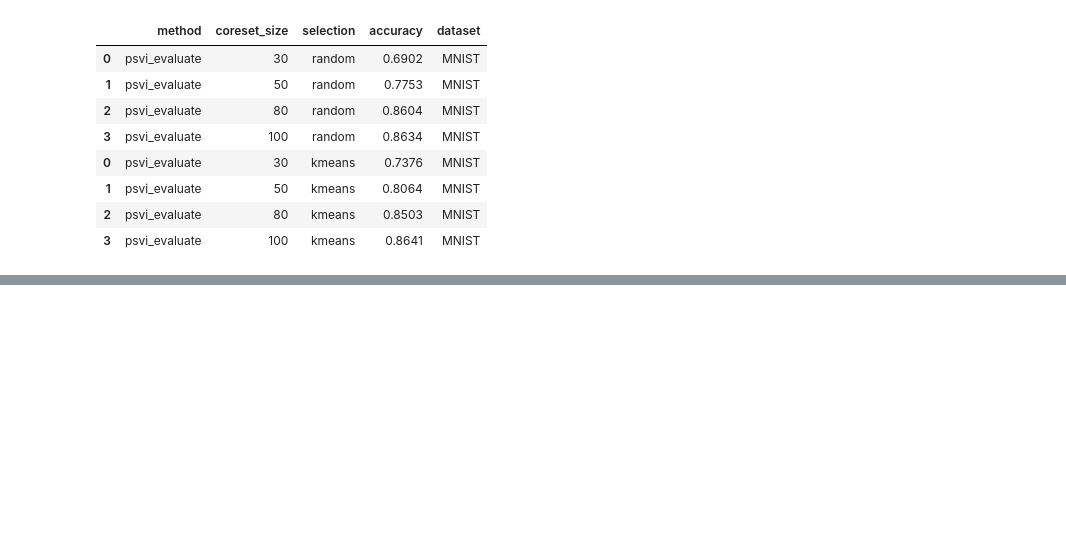
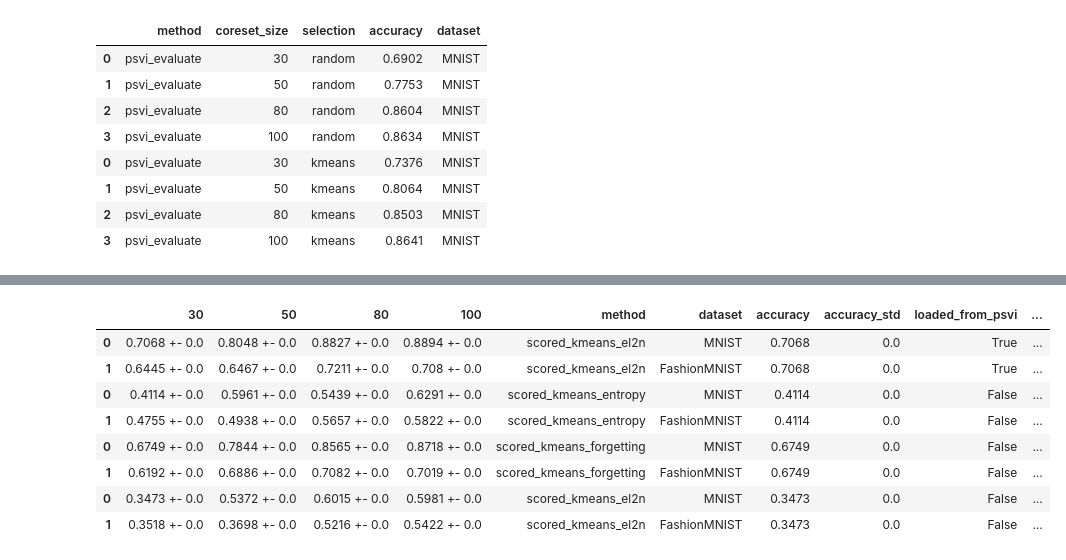
Before and after one commit to souravc83/Blackbox-Coresets-VI, a Jupyter notebook: psvi/notebooks/postprocessing_results.ipynb, the cells around one changed output, grey strips where cells are left out. Saved outputs shown, nothing was run; the diff lists cells and outputs as text; code cells hidden in the pictures; blank space fills up the shorter version.

```diff
--- a/psvi/notebooks/postprocessing_results.ipynb
+++ b/psvi/notebooks/postprocessing_results.ipynb
@@ -382,0 +614,14 @@ df
+# %%
+all_folders = get_subfolders_for_date('MNIST_FashionMNIST_2023_05_05')
+df_05_05 = combine_folder_results_multiple(all_folders)
+df_05_05
+# %% [output]
+|  | 30 | 50 | 80 | 100 | method | dataset | accuracy | accuracy_std | loaded_from_psvi | ... |
+| 0 | 0.7068 +- 0.0 | 0.8048 +- 0.0 | 0.8827 +- 0.0 | 0.8894 +- 0.0 | scored_kmeans_el2n | MNIST | 0.7068 | 0.0 | True | ... |
+| 1 | 0.6445 +- 0.0 | 0.6467 +- 0.0 | 0.7211 +- 0.0 | 0.708 +- 0.0 | scored_kmeans_el2n | FashionMNIST | 0.7068 | 0.0 | True | ... |
+| 0 | 0.4114 +- 0.0 | 0.5961 +- 0.0 | 0.5439 +- 0.0 | 0.6291 +- 0.0 | scored_kmeans_entropy | MNIST | 0.4114 | 0.0 | False | ... |
+| 1 | 0.4755 +- 0.0 | 0.4938 +- 0.0 | 0.5657 +- 0.0 | 0.5822 +- 0.0 | scored_kmeans_entropy | FashionMNIST | 0.4114 | 0.0 | False | ... |
+| 0 | 0.6749 +- 0.0 | 0.7844 +- 0.0 | 0.8565 +- 0.0 | 0.8718 +- 0.0 | scored_kmeans_forgetting | MNIST | 0.6749 | 0.0 | False | ... |
+| 1 | 0.6192 +- 0.0 | 0.6886 +- 0.0 | 0.7082 +- 0.0 | 0.7019 +- 0.0 | scored_kmeans_forgetting | FashionMNIST | 0.6749 | 0.0 | False | ... |
+| 0 | 0.3473 +- 0.0 | 0.5372 +- 0.0 | 0.6015 +- 0.0 | 0.5981 +- 0.0 | scored_kmeans_el2n | MNIST | 0.3473 | 0.0 | False | ... |
+| 1 | 0.3518 +- 0.0 | 0.3698 +- 0.0 | 0.5216 +- 0.0 | 0.5422 +- 0.0 | scored_kmeans_el2n | FashionMNIST | 0.3473 | 0.0 | False | ... |
```
Also changed, not shown: parts of 11 cells of this notebook, 4 other files.
